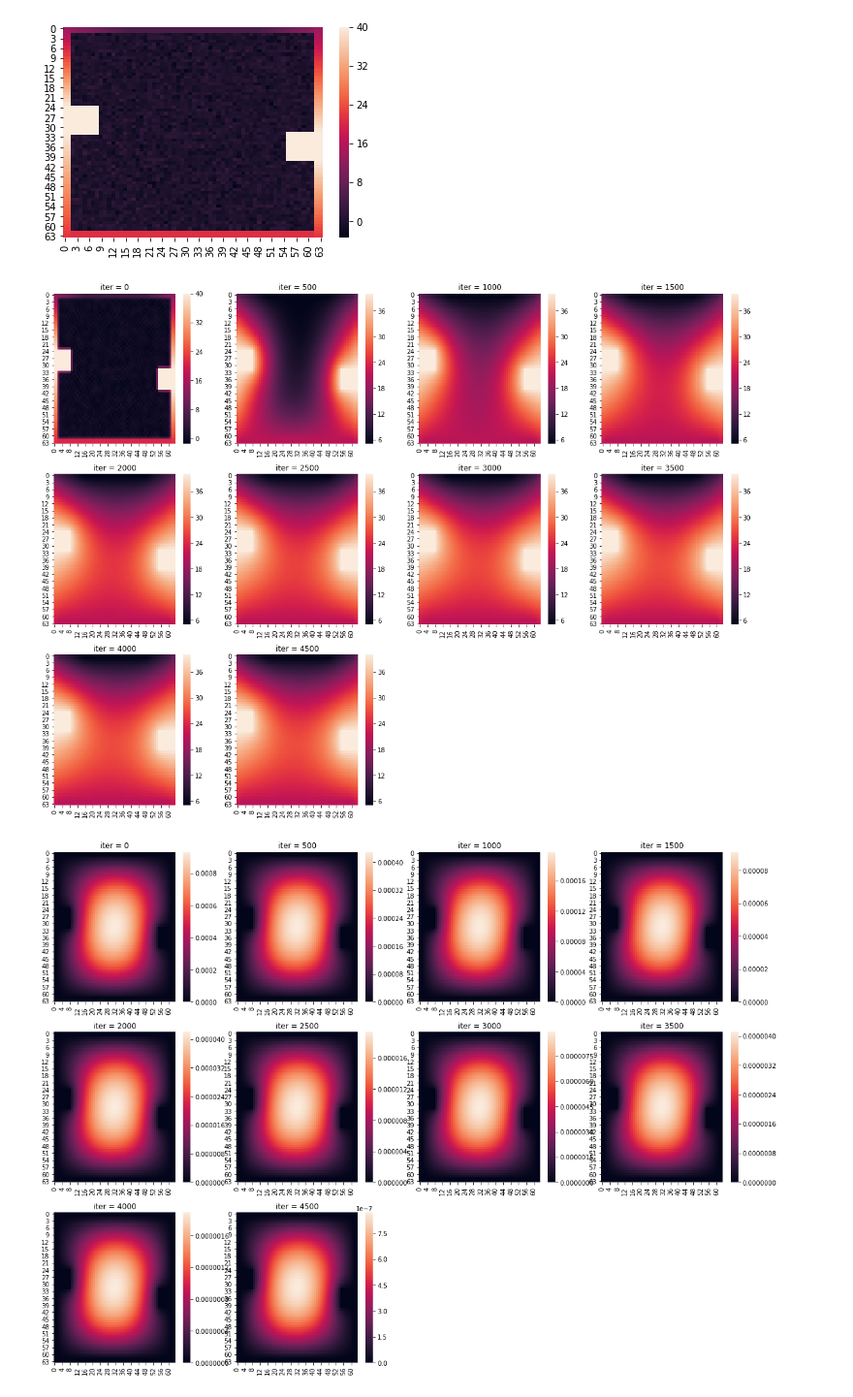
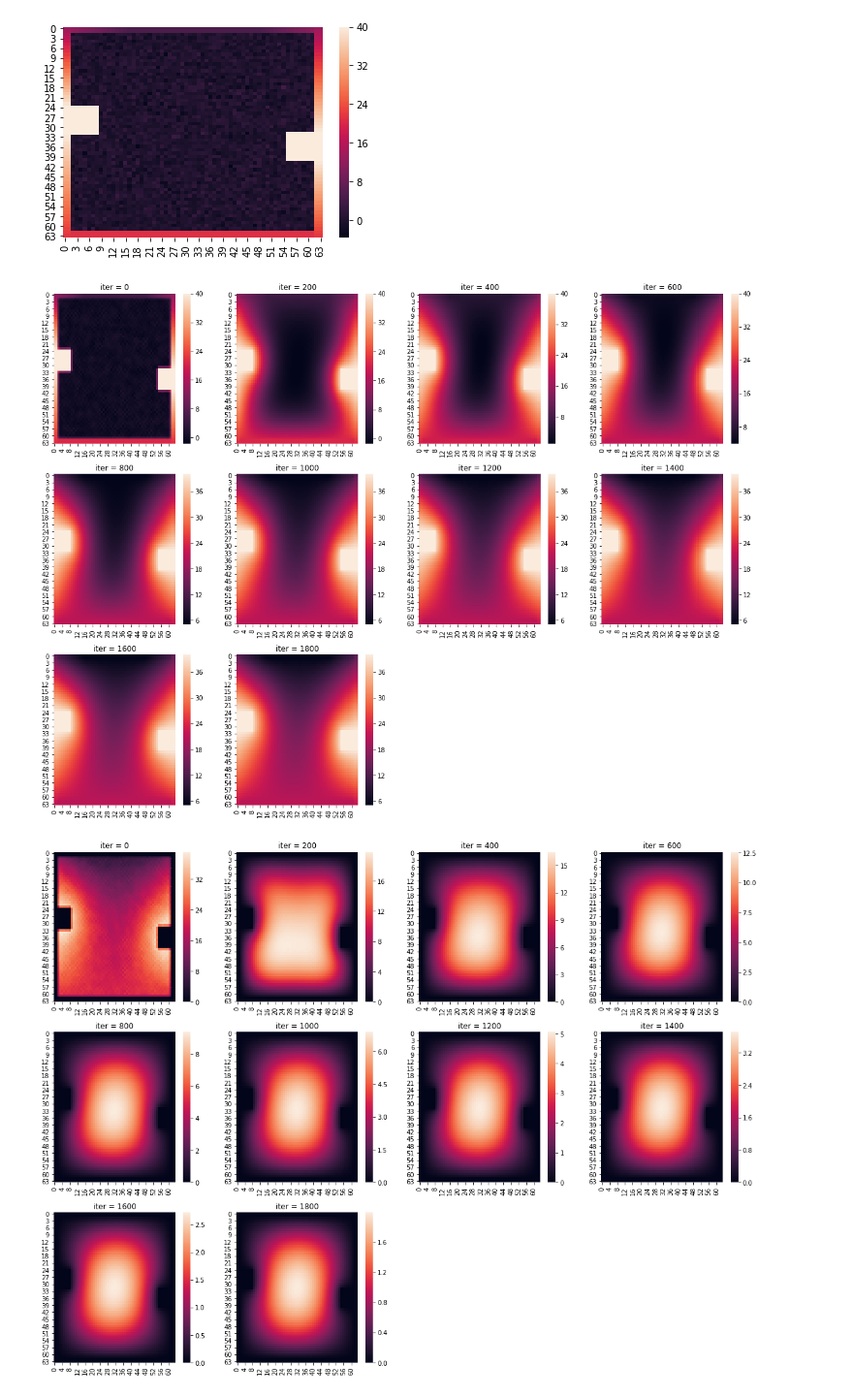
Before and after one commit to sanghvirajit19/Laplacian_Problem, a Jupyter notebook: Jacobi_Laplacian_Problem (Ax = b).ipynb, the cells around one changed output. Shown at 97% size. Drawn from its saved outputs; the diff is of its cells as text; code cells hidden in the pictures.

```diff
--- a/Jacobi_Laplacian_Problem (Ax = b).ipynb
+++ b/Jacobi_Laplacian_Problem (Ax = b).ipynb
@@ -98,11 +87,3 @@ def laplacian(u):
         b[i, j]=(Ax*(u[i+1,j]+u[i-1,j])+Ay*(u[i,j+1]+u[i,j-1]) - 2.0*(Ax+Ay)*u[i,j])
 
     return b
-# %%
-# Laplacian for initial solution
-
-b = laplacian(u_0)
-
-# Visualizing the problem
-sn.heatmap(b)
-plt.show()
@@ -164,9 +133,9 @@ x = initgrid(64)
 
 plt.figure(figsize=(20, 15))
 
-for i in range(5000):
-    if i % 500 == 0:
-        plt.subplot(3, 4,i/500+1)
+for i in range(1000):
+    if i % 100 == 0:
+        plt.subplot(3, 4,i/100+1)
         sn.heatmap(x)
         plt.title('iter = %s' % i)
 
@@ -201,37 +170,38 @@ plt.show()
 [figure]
 # %%
 # Now finally we will use the above b and the initial solution x_0 to find the true solution using jacobi method to solve
-# (Ax = b)
+# (Au = b)
 
 plt.figure(figsize=(20, 15))
 
-for i in range(5000):
+for i in range(2000):
 
     x_approx = jacobi(x_0, b)
     x_0 = x_approx
 
-    if i % 500 == 0:
-        plt.subplot(3, 4,i/500+1)
+    if i % 200 == 0:
+        plt.subplot(3, 4,i/200+1)
         sn.heatmap(x_approx)
         plt.title('iter = %s' % i)
 # %% [output]
-[figure, old version]
+[figure, new version]
 # %%
-# solution error
+# solution error (e = u − v)
 
+x_0 = initgrid(64)
 plt.figure(figsize=(20, 15))
 
-for i in range(5000):
+for i in range(2000):
 
     x_approx = jacobi(x_0, b)
 
     error = x_true - x_approx
 
-    if i % 500 == 0:
-        plt.subplot(3, 4, i/500+1)
+    if i % 200 == 0:
+        plt.subplot(3, 4, i/200+1)
         sn.heatmap(error)
         plt.title('iter = %s' % i)
 
     x_0 = x_approx
 # %% [output]
-[figure, old version]
+[figure, new version]
```
Also changed, not shown: parts of 11 cells of this notebook.
